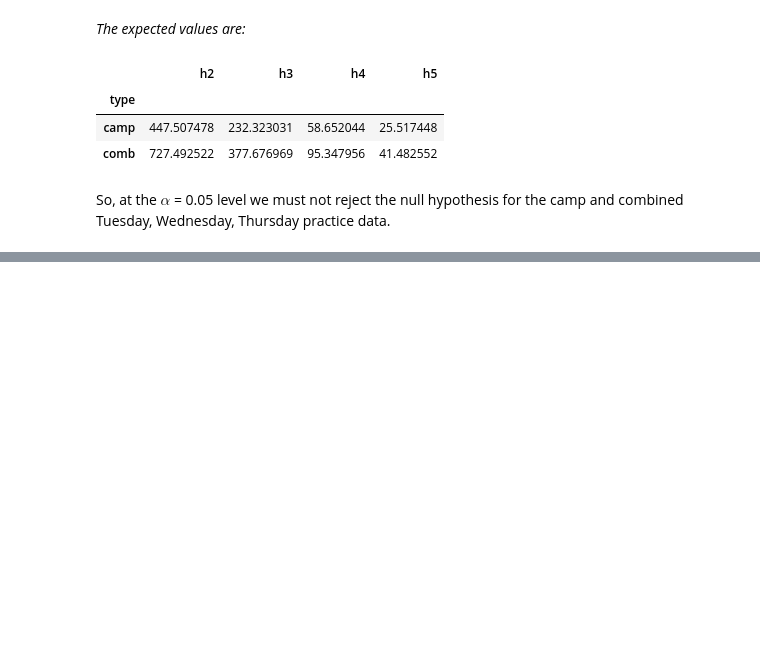
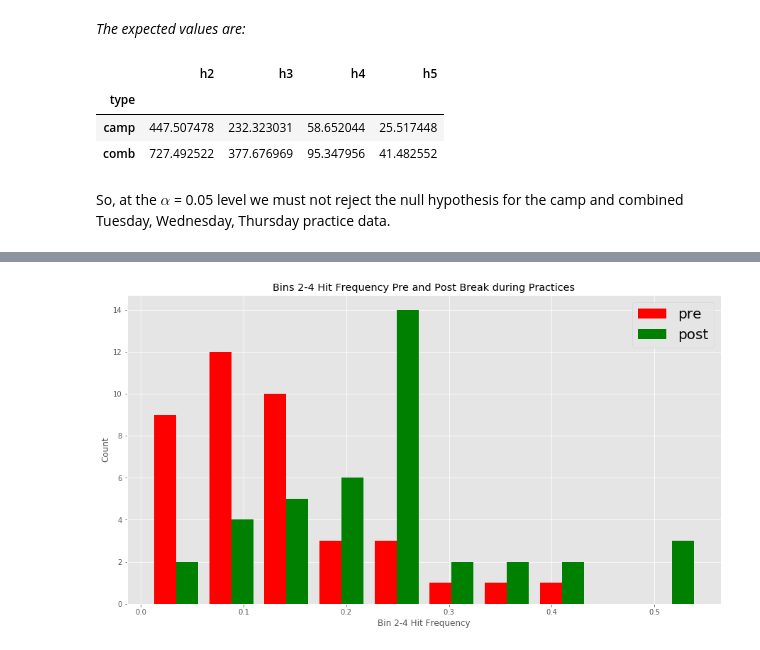
Before and after one commit to smhilde/ut_hits, a Jupyter notebook: Round 2.ipynb, the cells around one changed output, grey strips where cells are left out. Saved outputs shown, nothing was run; the diff lists cells and outputs as text; code cells hidden in the pictures; blank space fills up the shorter version.

Commit message:
Adds Wilcoxon test to Round 2.

```diff
--- a/Round 2.ipynb
+++ b/Round 2.ipynb
@@ -756,0 +763,21 @@ So, at the $\alpha$ = 0.05 level we must not reject the null hypothesis for the
+# %%
+# Do some preliminary data cleaning (eliminate those events that don't have a pre and post period)
+tmp = practices.groupby(['event', 'before_break', 'type', 'day'], as_index=False).sum()
+for event in np.unique(tmp.event):
+    if tmp[tmp.event == event].shape[0] != 2:
+        tmp = tmp.drop(tmp[tmp.event == event].index)
+grps = tmp.groupby('before_break')
+
+post = (grps.get_group('post')
+            .assign(minutes=lambda x: [(get_prepost_duration_by_date(durs, y.day, y.before_break, 'offensive') +
+                                        get_prepost_duration_by_date(durs, y.day, y.before_break, 'defensive'))
+                                        for idx, y in x.iterrows()])
+            .assign(sum24=lambda x: (x.h2+x.h3+x.h4+x.h5)/x.minutes)
+            .assign(h5=lambda x: x.h5/x.minutes))[['event', 'before_break', 'sum24', 'h5']]
+
+pre = (grps.get_group('pre')
+           .assign(minutes=lambda x: [(get_prepost_duration_by_date(durs, y.day, y.before_break, 'offensive') +
+                                       get_prepost_duration_by_date(durs, y.day, y.before_break, 'defensive'))
+                                       for idx, y in x.iterrows()])
+           .assign(sum24=lambda x: (x.h2+x.h3+x.h4+x.h5)/x.minutes)
+           .assign(h5=lambda x: x.h5/x.minutes))[['event', 'before_break', 'sum24', 'h5']]
@@ -756,0 +786,4 @@ So, at the $\alpha$ = 0.05 level we must not reject the null hypothesis for the
+# %%
+sum24 = pd.DataFrame(np.array([pre.sum24.values, post.sum24.values]).T, columns=['pre', 'post'], index=pre.event)
+display(sum24)
+wilcoxon(pre.sum24, post.sum24, zero_method='pratt', correction=True)
@@ -756,0 +806,11 @@ So, at the $\alpha$ = 0.05 level we must not reject the null hypothesis for the
+# %%
+fig = plt.figure(figsize=(15,8))
+ax = plt.subplot()
+ax.hist([sum24.pre, sum24.post], 10, histtype='bar', color=['red', 'green'], label=['pre', 'post'])
+ax.legend(prop={'size': 20})
+ax.set_title('Bins 2-4 Hit Frequency Pre and Post Break during Practices')
+plt.xlabel('Bin 2-4 Hit Frequency')
+plt.ylabel('Count')
+plt.show()
+# %% [output]
+[figure, added]
```
Also changed, not shown: parts of 18 cells of this notebook.
